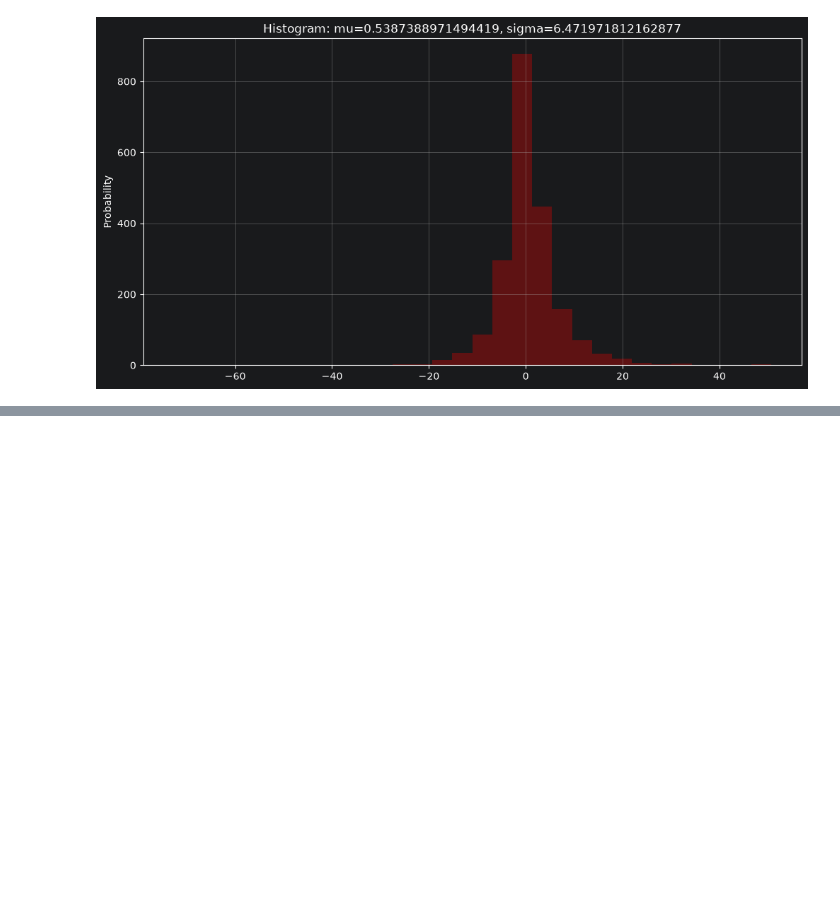
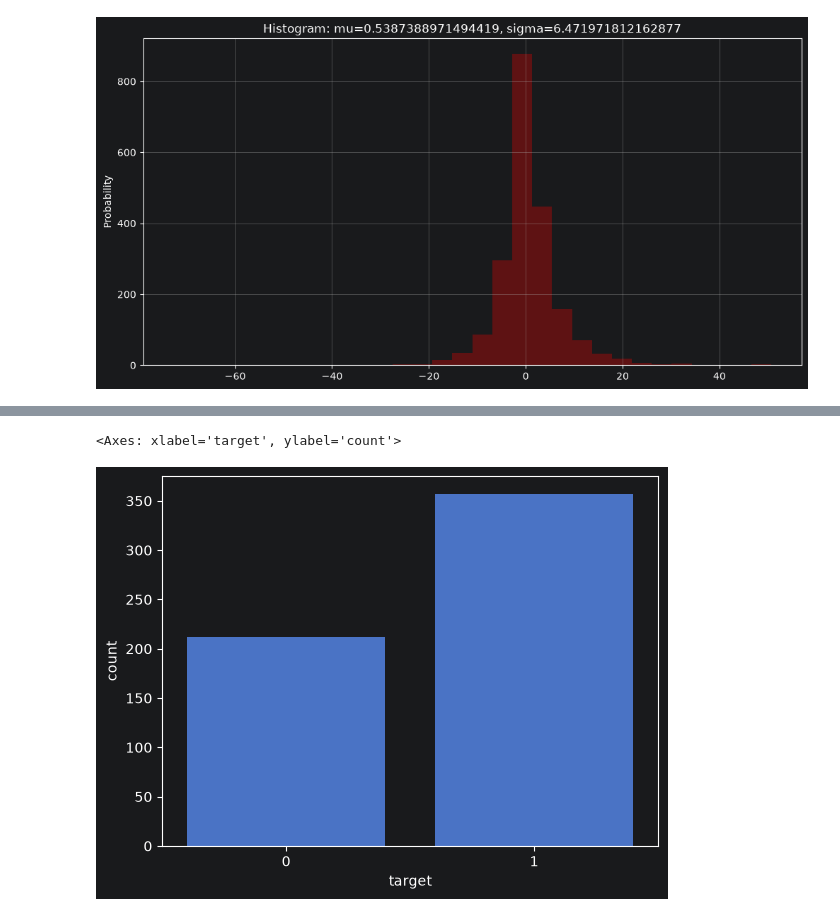
Before and after one commit to ahamedshaik16/pytorch-practice, a Jupyter notebook: notebooks/exploratory_data_analysis_4.ipynb, the cells around one changed output, grey strips where cells are left out. Drawn from its saved outputs; the diff is of its cells as text; code cells hidden in the pictures; blank space fills up the shorter version.

```diff
--- a/notebooks/exploratory_data_analysis_4.ipynb
+++ b/notebooks/exploratory_data_analysis_4.ipynb
@@ -200,0 +268,5 @@ Text(0.5, 1.0, 'Histogram: mu=0.5387388971494419, sigma=6.471971812162877')
+# %%
+sns.countplot(x = cancer_df['target'])
+# %% [output]
+<Axes: xlabel='target', ylabel='count'>
+[figure, added]
```
Also changed, not shown: parts of 8 cells of this notebook.
